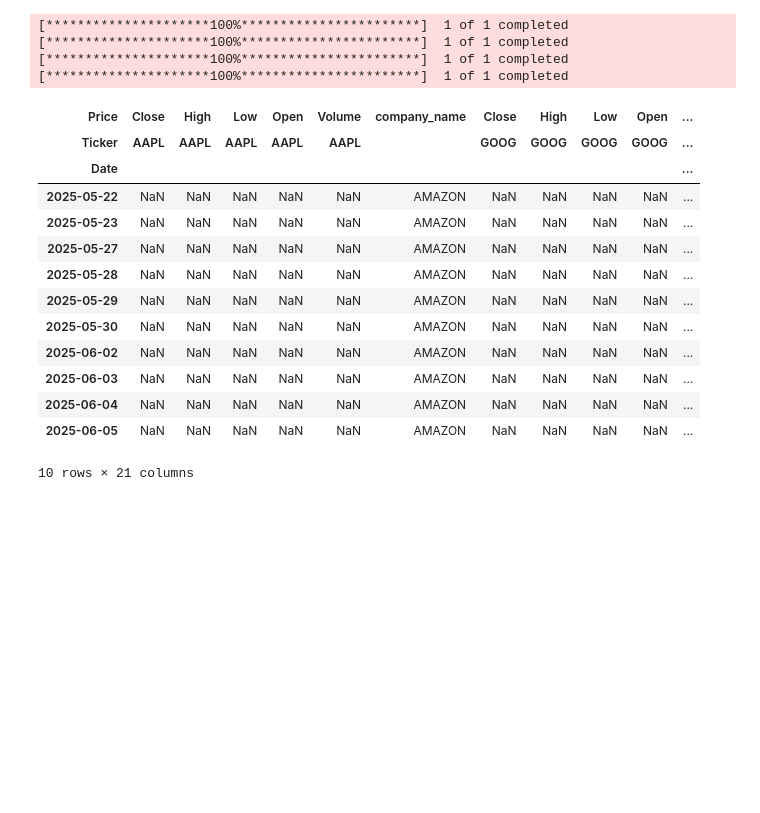
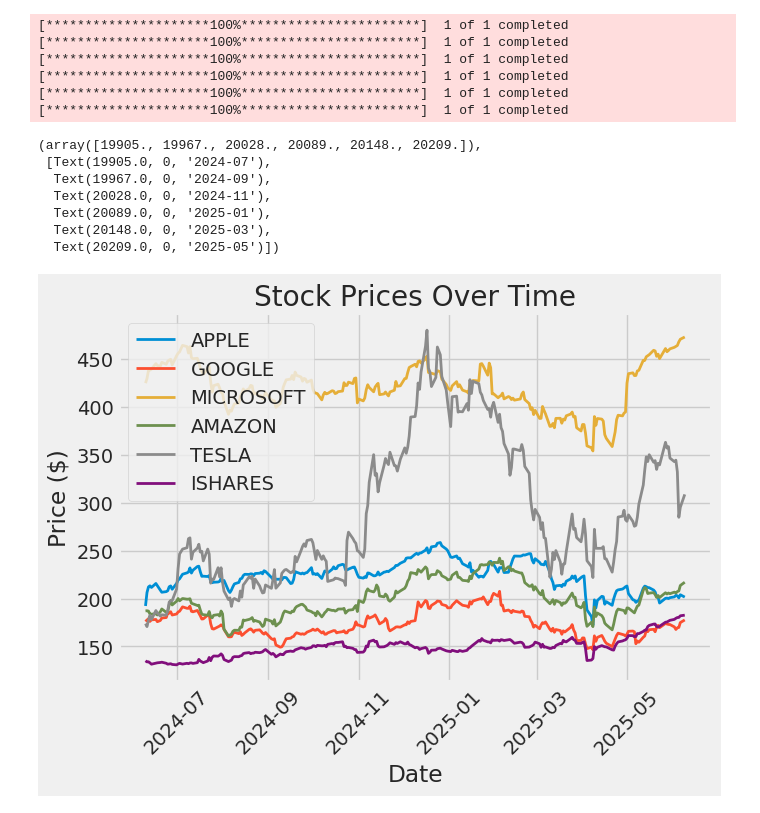
Before and after one commit to eden-byte/Projects, a Jupyter notebook: StockMarket_Analysius/StockMarket.ipynb, the cells around one changed output. Cells and saved outputs as stored; diff of their text form; code cells hidden in the pictures; blank space fills up the shorter version.

```diff
--- a/StockMarket_Analysius/StockMarket.ipynb
+++ b/StockMarket_Analysius/StockMarket.ipynb
@@ -22,39 +11,51 @@ from datetime import datetime
+# %%
+sns.set_style('whitegrid')
+plt.style.use("fivethirtyeight")
+tech_list = ['AAPL', 'GOOG', 'MSFT', 'AMZN', 'TSLA', 'ITA']
+company_names = ["APPLE", "GOOGLE", "MICROSOFT", "AMAZON", "TESLA", "ISHARES"]
 # %%
-tech_list = ['AAPL', 'GOOG', 'MSFT', 'AMZN']
-
 end = datetime.now()
 start = datetime(end.year - 1, end.month, end.day)
 
+company_data = {}
 for stock in tech_list:
-    globals()[stock] = yf.download(stock, start, end)
+    company_data[stock] = yf.download(stock,start,end)
 # %% [output]
 [*********************100%***********************]  1 of 1 completed
 [*********************100%***********************]  1 of 1 completed
 [*********************100%***********************]  1 of 1 completed
 [*********************100%***********************]  1 of 1 completed
+[*********************100%***********************]  1 of 1 completed
+[*********************100%***********************]  1 of 1 completed
-# %%
-company_list = [AAPL, GOOG, MSFT, AMZN]
-company_name = ["APPLE", "GOOGLE", "MICROSOFT", "AMAZON"]
-
-for company, com_name in zip(company_list, company_name):
-    company["company_name"] = com_name
-df = pd.concat(company_list, axis = 0)
-df.tail(10)
-# %% [output]
-| Price | Close | High | Low | Open | Volume | company_name | Close | High | Low | Open | ... |
-| Ticker | AAPL | AAPL | AAPL | AAPL | AAPL |  | GOOG | GOOG | GOOG | GOOG | ... |
-| Date |  |  |  |  |  |  |  |  |  |  | ... |
-| 2025-05-22 | NaN | NaN | NaN | NaN | NaN | AMAZON | NaN | NaN | NaN | NaN | ... |
-| 2025-05-23 | NaN | NaN | NaN | NaN | NaN | AMAZON | NaN | NaN | NaN | NaN | ... |
-| 2025-05-27 | NaN | NaN | NaN | NaN | NaN | AMAZON | NaN | NaN | NaN | NaN | ... |
-| 2025-05-28 | NaN | NaN | NaN | NaN | NaN | AMAZON | NaN | NaN | NaN | NaN | ... |
-| 2025-05-29 | NaN | NaN | NaN | NaN | NaN | AMAZON | NaN | NaN | NaN | NaN | ... |
-| 2025-05-30 | NaN | NaN | NaN | NaN | NaN | AMAZON | NaN | NaN | NaN | NaN | ... |
-| 2025-06-02 | NaN | NaN | NaN | NaN | NaN | AMAZON | NaN | NaN | NaN | NaN | ... |
-| 2025-06-03 | NaN | NaN | NaN | NaN | NaN | AMAZON | NaN | NaN | NaN | NaN | ... |
-| 2025-06-04 | NaN | NaN | NaN | NaN | NaN | AMAZON | NaN | NaN | NaN | NaN | ... |
-| 2025-06-05 | NaN | NaN | NaN | NaN | NaN | AMAZON | NaN | NaN | NaN | NaN | ... |
-10 rows × 21 columns
+# %%
+company_list = []
+for stock, name in zip(tech_list, company_names):
+    df_temp = company_data[stock].copy()
+    df_temp['company_name'] = name
+    df_temp['ticker'] = stock
+    company_list.append(df_temp)
+
+df = pd.concat(company_list, axis=0)
+# %%
+plt.figure(figsize=(15,10))
+plt.subplot(2,2,1)
+for stock, name in zip(tech_list, company_names):
+    plt.plot(company_data[stock].index, company_data[stock]['Close'],label=name,linewidth=2)
+
+plt.title('Stock Prices Over Time')
+plt.xlabel('Date')
+plt.ylabel('Price ($)')
+plt.legend()
+plt.xticks(rotation=45)
+# %% [output]
+(array([19905., 19967., 20028., 20089., 20148., 20209.]),
+ [Text(19905.0, 0, '2024-07'),
+  Text(19967.0, 0, '2024-09'),
+  Text(20028.0, 0, '2024-11'),
+  Text(20089.0, 0, '2025-01'),
+  Text(20148.0, 0, '2025-03'),
+  Text(20209.0, 0, '2025-05')])
+[figure, added]
 # %%
 AAPL.describe()
 # %% [output]
```
Also changed, not shown: parts of 9 cells of this notebook.
